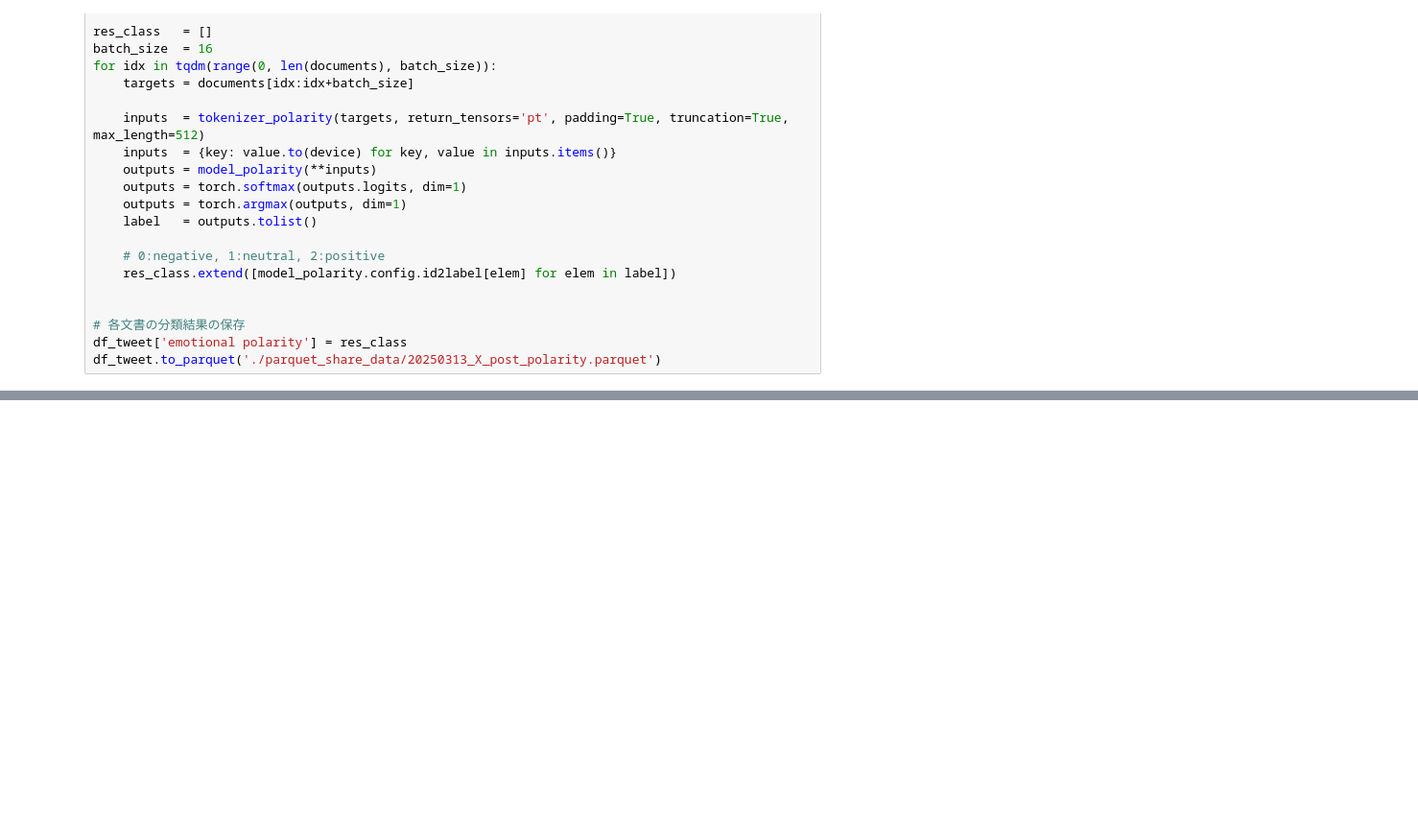
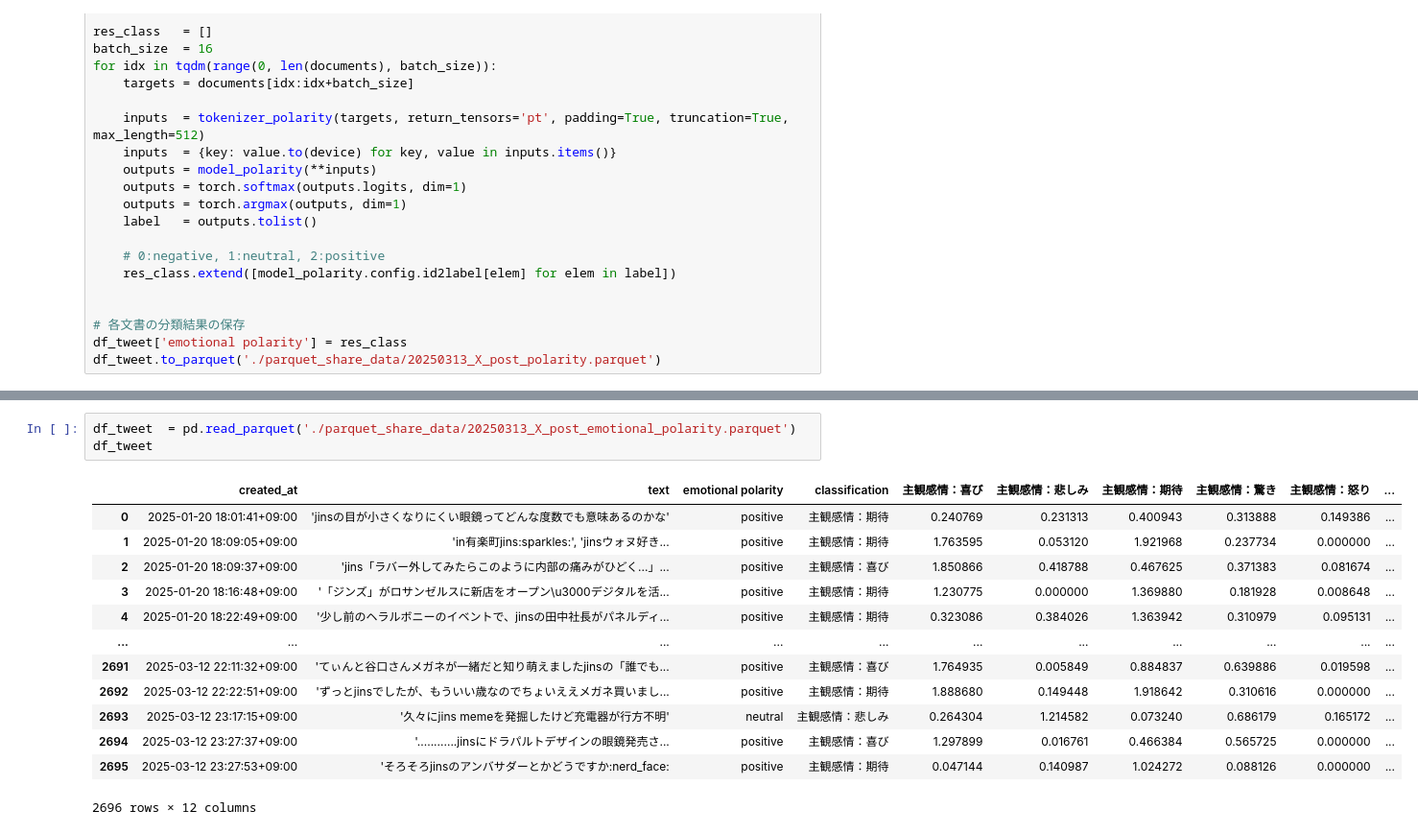
Before and after one commit to leggings8942/my_topic_model, a Jupyter notebook: topic_X_post_analysis.ipynb, the cells around one changed output, grey strips where cells are left out. Shown at 96% size. Cells and saved outputs as stored; diff of their text form; blank space fills up the shorter version.

```diff
--- a/topic_X_post_analysis.ipynb
+++ b/topic_X_post_analysis.ipynb
@@ -133,3 +123,20 @@ for idx, label in enumerate(sentiment_list):
     df_tweet[label] = [elem[idx] for elem in res_strength]
 
 df_tweet.to_parquet('./parquet_share_data/20250313_X_post_emotional_polarity.parquet')
+# %%
+df_tweet  = pd.read_parquet('./parquet_share_data/20250313_X_post_emotional_polarity.parquet')
+df_tweet
+# %% [output]
+|  | created_at | text | emotional polarity | classification | 主観感情：喜び | 主観感情：悲しみ | 主観感情：期待 | 主観感情：驚き | 主観感情：怒り | ... |
+| 0 | 2025-01-20 18:01:41+09:00 | 'jinsの目が小さくなりにくい眼鏡ってどんな度数でも意味あるのかな' | positive | 主観感情：期待 | 0.240769 | 0.231313 | 0.400943 | 0.313888 | 0.149386 | ... |
+| 1 | 2025-01-20 18:09:05+09:00 | 'in有楽町jins:sparkles:', 'jinsウォヌ好き... | positive | 主観感情：期待 | 1.763595 | 0.053120 | 1.921968 | 0.237734 | 0.000000 | ... |
+| 2 | 2025-01-20 18:09:37+09:00 | 'jins「ラバー外してみたらこのように内部の痛みがひどく...」... | positive | 主観感情：喜び | 1.850866 | 0.418788 | 0.467625 | 0.371383 | 0.081674 | ... |
+| 3 | 2025-01-20 18:16:48+09:00 | '「ジンズ」がロサンゼルスに新店をオープン\u3000デジタルを活... | positive | 主観感情：期待 | 1.230775 | 0.000000 | 1.369880 | 0.181928 | 0.008648 | ... |
+| 4 | 2025-01-20 18:22:49+09:00 | '少し前のヘラルボニーのイベントで、jinsの田中社長がパネルディ... | positive | 主観感情：期待 | 0.323086 | 0.384026 | 1.363942 | 0.310979 | 0.095131 | ... |
+| ... | ... | ... | ... | ... | ... | ... | ... | ... | ... | ... |
+| 2691 | 2025-03-12 22:11:32+09:00 | 'てぃんと谷口さんメガネが一緒だと知り萌えましたjinsの「誰でも... | positive | 主観感情：喜び | 1.764935 | 0.005849 | 0.884837 | 0.639886 | 0.019598 | ... |
+| 2692 | 2025-03-12 22:22:51+09:00 | 'ずっとjinsでしたが、もういい歳なのでちょいええメガネ買いまし... | positive | 主観感情：期待 | 1.888680 | 0.149448 | 1.918642 | 0.310616 | 0.000000 | ... |
+| 2693 | 2025-03-12 23:17:15+09:00 | '久々にjins memeを発掘したけど充電器が行方不明' | neutral | 主観感情：悲しみ | 0.264304 | 1.214582 | 0.073240 | 0.686179 | 0.165172 | ... |
+| 2694 | 2025-03-12 23:27:37+09:00 | '............jinsにドラパルトデザインの眼鏡発売さ... | positive | 主観感情：喜び | 1.297899 | 0.016761 | 0.466384 | 0.565725 | 0.000000 | ... |
+| 2695 | 2025-03-12 23:27:53+09:00 | 'そろそろjinsのアンバサダーとかどうですか:nerd_face: | positive | 主観感情：期待 | 0.047144 | 0.140987 | 1.024272 | 0.088126 | 0.000000 | ... |
+2696 rows × 12 columns
```
Also changed, not shown: parts of 7 cells of this notebook, 1 other file.
